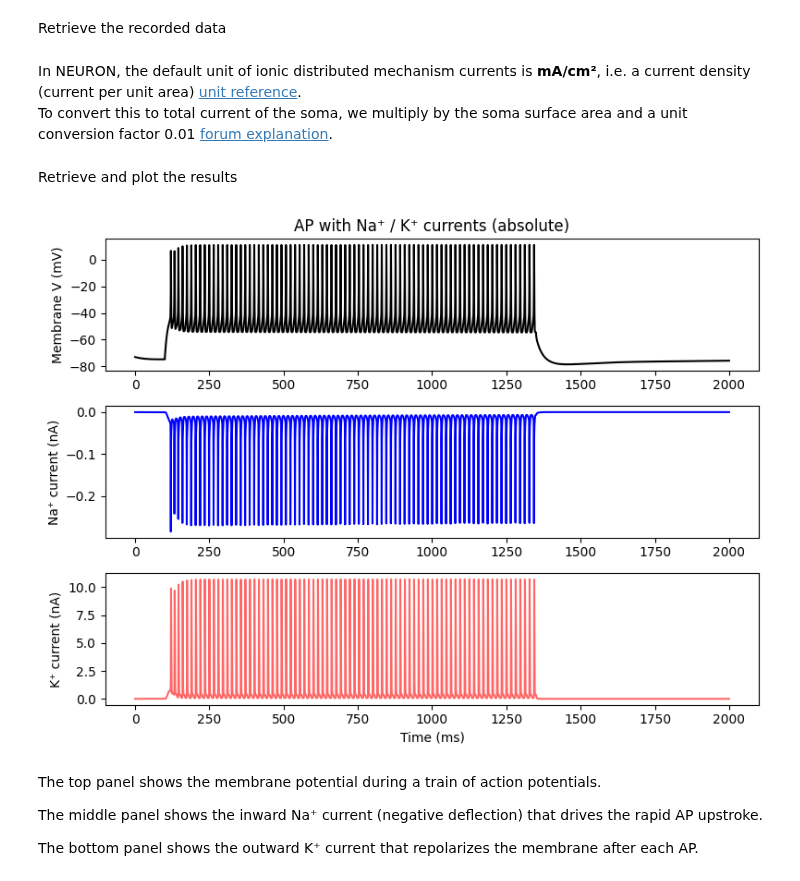
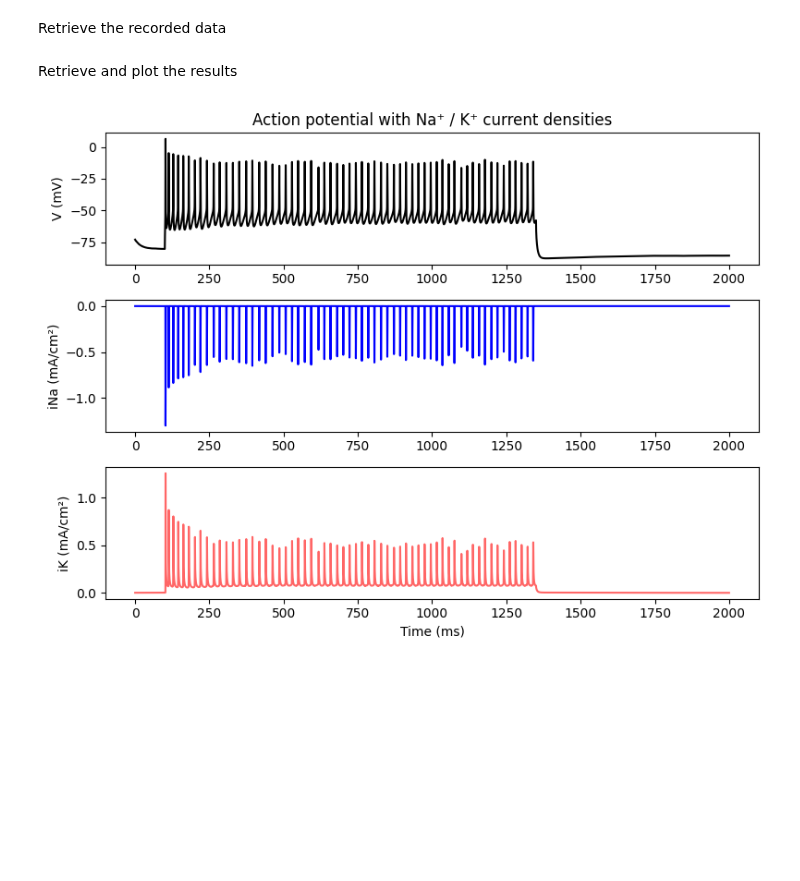
Before and after one commit to openbraininstitute/obi_platform_analysis_notebooks, a Jupyter notebook: Cellular/emodels/Na_K_recording/analysis_notebook.ipynb, the cells around one changed output. Cells and saved outputs as stored; diff of their text form; code cells hidden in the pictures; blank space fills up the shorter version.

```diff
--- a/Cellular/emodels/Na_K_recording/analysis_notebook.ipynb
+++ b/Cellular/emodels/Na_K_recording/analysis_notebook.ipynb
@@ -170,6 +165,3 @@ t = cell.get_time()
 v_trace = cell.get_variable_recording("v", section_obj, 0.5)
 ina_density = cell.get_variable_recording("ina", section_obj, 0.5)  # mA/cm²
 ik_density = cell.get_variable_recording("ik", section_obj, 0.5)    # mA/cm²
-# %% [markdown]
-In NEURON, the default unit of ionic distributed mechanism currents is **mA/cm²**, i.e. a current density (current per unit area) [unit reference](https://www.neuron.yale.edu/neuron/static/docs/units/unitchart.html).
-To convert this to total current of the soma, we multiply by the soma surface area and a unit conversion factor 0.01 [forum explanation](https://www.neuron.yale.edu/phpBB/viewtopic.php?p=17732#p17732).
@@ -182,35 +170,30 @@ Retrieve and plot the results
 # %%
 import numpy as np
 import matplotlib.pyplot as plt
+
 plt.figure(figsize=(8, 6))
 
 # Membrane potential
 plt.subplot(3, 1, 1)
 plt.plot(t, v_trace, color="black")
-plt.ylabel("Membrane V (mV)")
-plt.title("AP with Na⁺ / K⁺ currents (absolute)")
+plt.ylabel("V (mV)")
+plt.title("Action potential with Na⁺ / K⁺ current densities")
 
-# Sodium current (Na⁺)
+# Sodium current density
 plt.subplot(3, 1, 2)
-plt.plot(t, ina_trace, color="blue")
-plt.ylabel("Na⁺ current (nA)")
+plt.plot(t, ina_density, color="blue")
+plt.ylabel("iNa (mA/cm²)")
 
-# Potassium current (K⁺)
+# Potassium current density
 plt.subplot(3, 1, 3)
-plt.plot(t, ik_trace, color="red", alpha=0.6)
-plt.ylabel("K⁺ current (nA)")
+plt.plot(t, ik_density, color="red", alpha=0.6)
+plt.ylabel("iK (mA/cm²)")
 plt.xlabel("Time (ms)")
 
 plt.tight_layout()
 plt.show()
 # %% [output]
-[figure, old version]
+[figure, new version]
-# %% [markdown]
-The top panel shows the membrane potential during a train of action potentials.
-
-The middle panel shows the inward Na⁺ current (negative deflection) that drives the rapid AP upstroke.
-
-The bottom panel shows the outward K⁺ current that repolarizes the membrane after each AP.
 # %%
 import numpy as np
 import matplotlib.pyplot as plt
```
Also changed, not shown: parts of 9 cells of this notebook.
